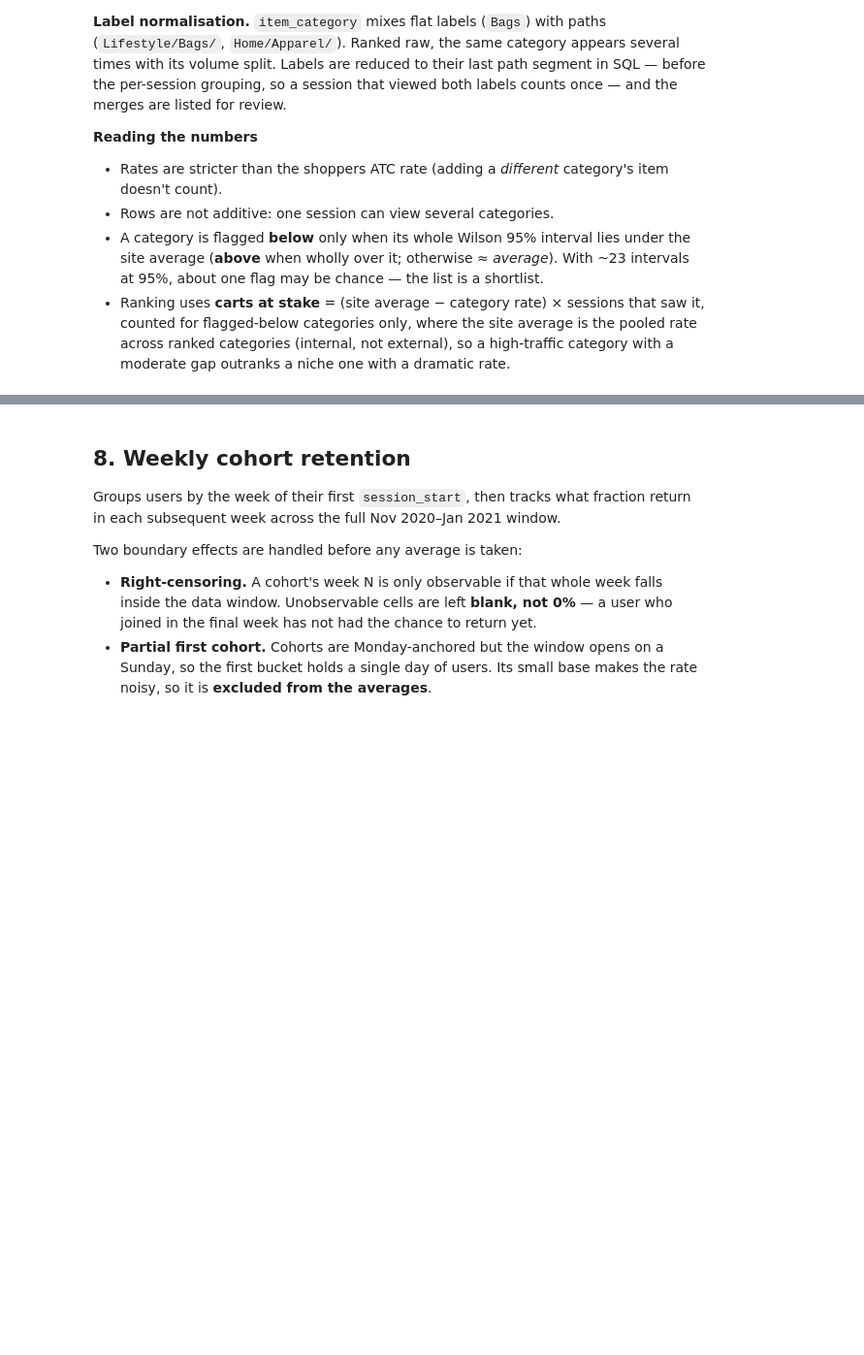
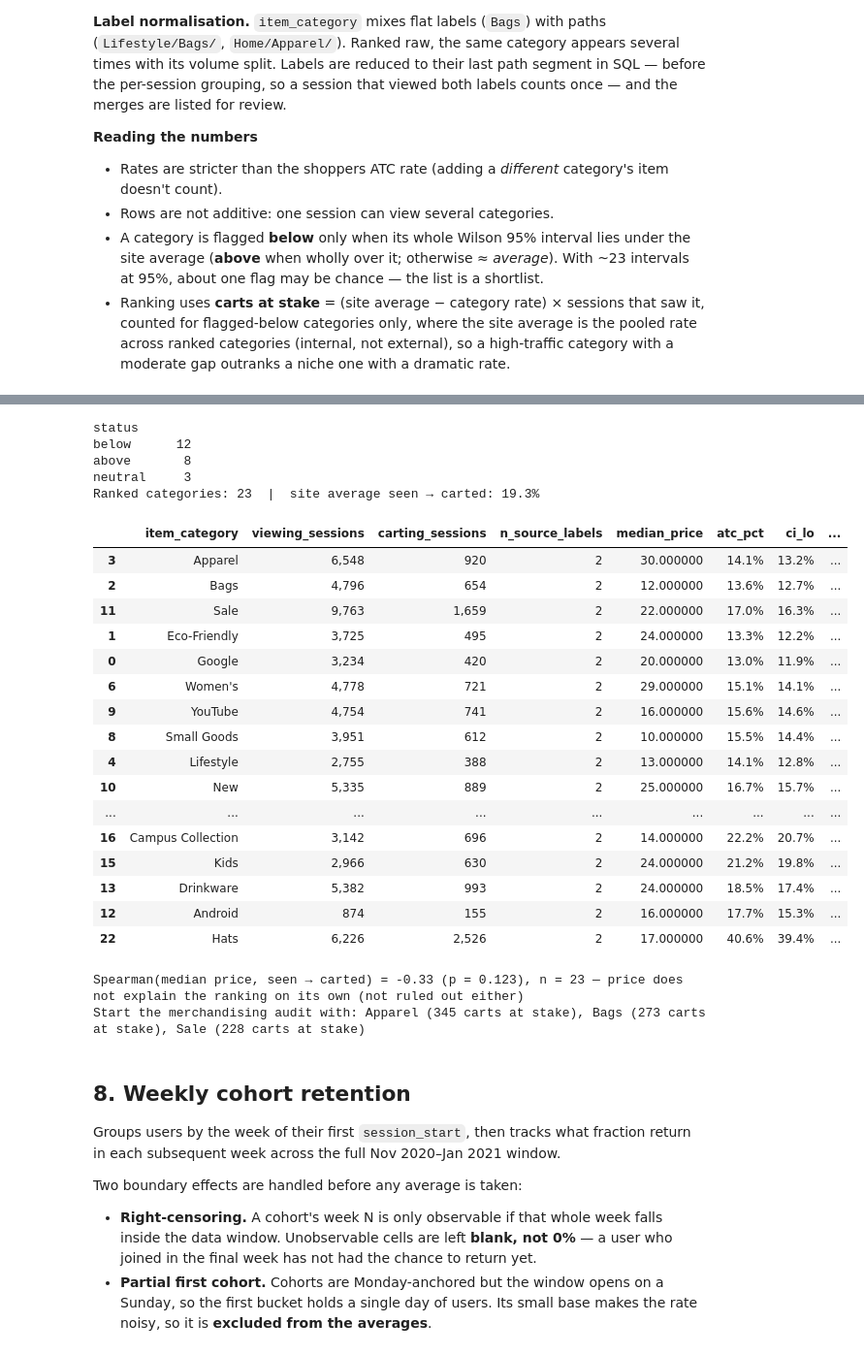
Before and after one commit to guiarpi/ga4-product-analytics, a Jupyter notebook: ga4_funnel_analysis.ipynb, the cells around one changed output, grey strips where cells are left out. Shown at 97% size. Saved outputs shown, nothing was run; the diff lists cells and outputs as text; code cells hidden in the pictures; blank space fills up the shorter version.

```diff
--- a/ga4_funnel_analysis.ipynb
+++ b/ga4_funnel_analysis.ipynb
@@ -1282,33 +1315,67 @@ display(category_df.sort_values("carts_at_stake", ascending=False)
         .drop(columns=["source_labels"])
         .style.format({"atc_pct": "{:.1f}%", "viewing_sessions": "{:,}", "ci_lo": "{:.1f}%",
                        "ci_hi": "{:.1f}%", "carting_sessions": "{:,}", "carts_at_stake": "{:,}"}))
 
 # Worst rate at the top; colour = significance flag (orange below, blue above, grey ≈ average).
 fig_cat = go.Figure(go.Bar(
     y=category_df["item_category"], x=category_df["atc_pct"].round(1),
     orientation="h",
     text=[f"{v:.1f}%" for v in category_df["atc_pct"]], textposition="outside",
     marker_color=[{"below": "#ea580c", "above": "#4C78A8"}.get(st, "#cbd5e1") for st in category_df["status"]],
     error_x=dict(type="data", symmetric=False,
                  array=(category_df["ci_hi"] - category_df["atc_pct"]).tolist(),
                  arrayminus=(category_df["atc_pct"] - category_df["ci_lo"]).tolist(),
                  color="#6b7280", thickness=1, width=3),
 ))
 fig_cat.add_vline(x=category_benchmark, line_dash="dash", line_color="#6b7280",
                   annotation_text=f"site average {category_benchmark:.1f}%", annotation_position="top")
 fig_cat.update_layout(
     title="Seen → Carted Rate by Product Category",
     height=max(320, 30 * len(category_df) + 100),
     yaxis=dict(autorange="reversed"),
     xaxis_title="% of sessions that saw the category and carted an item from it",
     showlegend=False,
 )
 fig_cat.show()
 
+# Price as a confounder: does a category's median listed price track its rate?
+from scipy.stats import spearmanr
+from stats_utils import format_p
+_pr = category_df.dropna(subset=["median_price"])
+category_price_rho, category_price_p = (float(x) for x in spearmanr(_pr["median_price"], _pr["atc_pct"]))
+print(f"Spearman(median price, seen → carted) = {category_price_rho:+.2f} ({format_p(category_price_p)}), "
+      f"n = {len(_pr)} — " + ("price does not explain the ranking on its own (not ruled out either)"
+                             if category_price_p >= 0.05 else "price tracks the rate: part of each gap may be price"))
+
 top_targets = (category_df.sort_values("carts_at_stake", ascending=False)
                .query("carts_at_stake > 0").head(3))
 print("Start the merchandising audit with:",
       ", ".join(f"{r.item_category} ({r.carts_at_stake:,} carts at stake)" for r in top_targets.itertuples()))
+# %% [output]
+status
+below      12
+above       8
+neutral     3
+Ranked categories: 23  |  site average seen → carted: 19.3%
+|  | item_category | viewing_sessions | carting_sessions | n_source_labels | median_price | atc_pct | ci_lo | ... |
+| 3 | Apparel | 6,548 | 920 | 2 | 30.000000 | 14.1% | 13.2% | ... |
+| 2 | Bags | 4,796 | 654 | 2 | 12.000000 | 13.6% | 12.7% | ... |
+| 11 | Sale | 9,763 | 1,659 | 2 | 22.000000 | 17.0% | 16.3% | ... |
+| 1 | Eco-Friendly | 3,725 | 495 | 2 | 24.000000 | 13.3% | 12.2% | ... |
+| 0 | Google | 3,234 | 420 | 2 | 20.000000 | 13.0% | 11.9% | ... |
+| 6 | Women's | 4,778 | 721 | 2 | 29.000000 | 15.1% | 14.1% | ... |
+| 9 | YouTube | 4,754 | 741 | 2 | 16.000000 | 15.6% | 14.6% | ... |
+| 8 | Small Goods | 3,951 | 612 | 2 | 10.000000 | 15.5% | 14.4% | ... |
+| 4 | Lifestyle | 2,755 | 388 | 2 | 13.000000 | 14.1% | 12.8% | ... |
+| 10 | New | 5,335 | 889 | 2 | 25.000000 | 16.7% | 15.7% | ... |
+| ... | ... | ... | ... | ... | ... | ... | ... | ... |
+| 16 | Campus Collection | 3,142 | 696 | 2 | 14.000000 | 22.2% | 20.7% | ... |
+| 15 | Kids | 2,966 | 630 | 2 | 24.000000 | 21.2% | 19.8% | ... |
+| 13 | Drinkware | 5,382 | 993 | 2 | 24.000000 | 18.5% | 17.4% | ... |
+| 12 | Android | 874 | 155 | 2 | 16.000000 | 17.7% | 15.3% | ... |
+| 22 | Hats | 6,226 | 2,526 | 2 | 17.000000 | 40.6% | 39.4% | ... |
+Spearman(median price, seen → carted) = -0.33 (p = 0.123), n = 23 — price does not explain the ranking on its own (not ruled out either)
+Start the merchandising audit with: Apparel (345 carts at stake), Bags (273 carts at stake), Sale (228 carts at stake)
 # %% [markdown]
 ## 8. Weekly cohort retention
 Groups users by the week of their first `session_start`, then tracks what fraction
```
Also changed, not shown: parts of 5 cells of this notebook, 2 other files.
